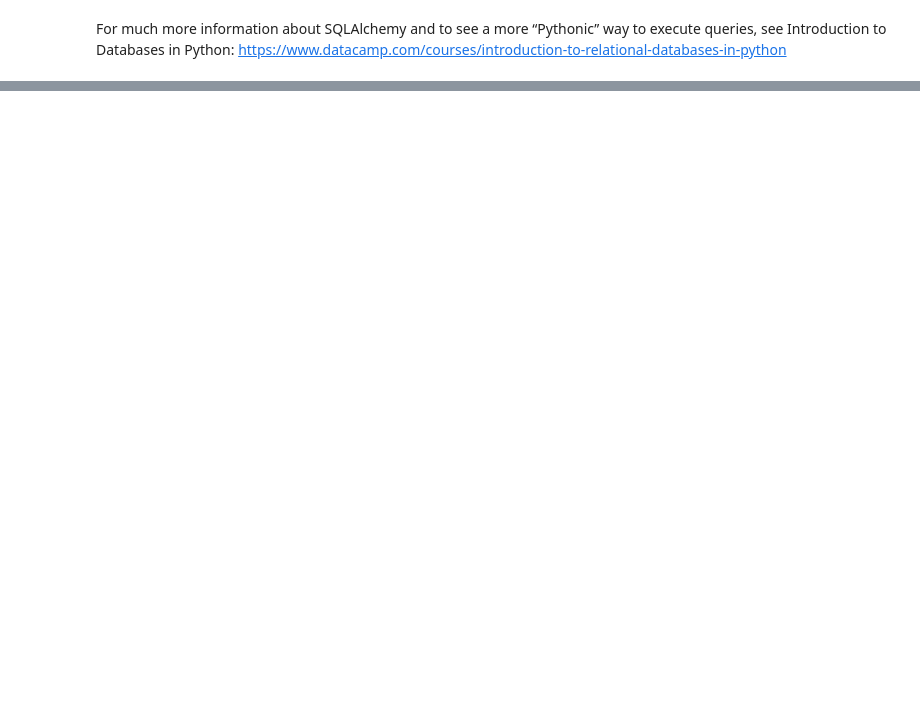
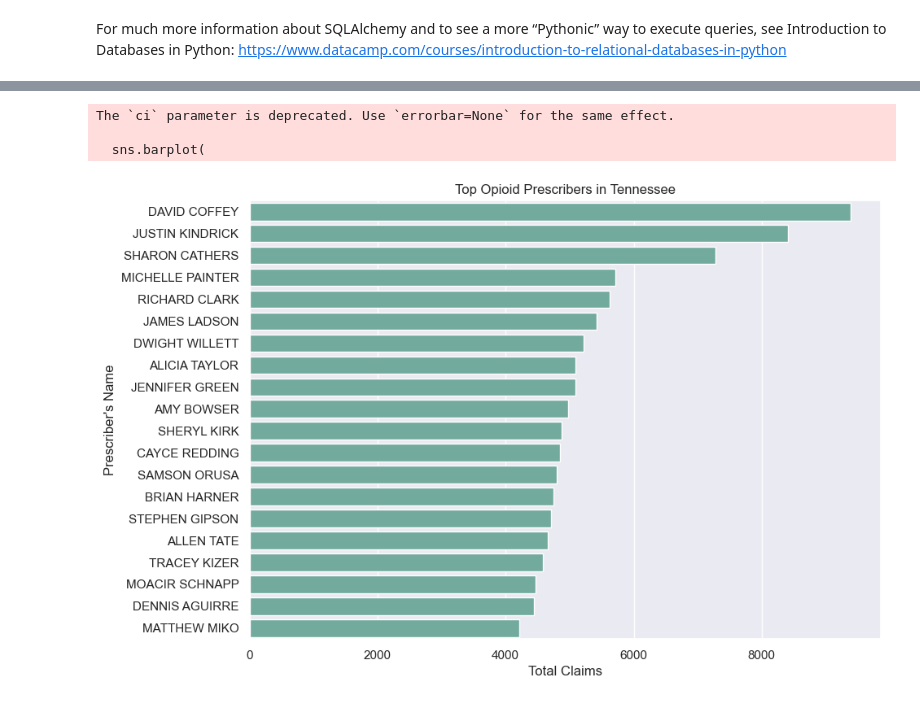
Before and after one commit to NSS-Data-Analytics-Cohort-12/prescribers-python-da12-v2-git-pushers, a Jupyter notebook: notebooks/prescribers.ipynb, the cells around one changed output, grey strips where cells are left out. Drawn from its saved outputs; the diff is of its cells as text; code cells hidden in the pictures; blank space fills up the shorter version.

```diff
--- a/notebooks/prescribers.ipynb
+++ b/notebooks/prescribers.ipynb
@@ -90,0 +108,25 @@ For much more information about SQLAlchemy and to see a more “Pythonic” way
+# %%
+# set plot style: grey grid in the background:
+sns.set_theme(style="darkgrid", color_codes = True)
+
+# Set the figure size
+plt.figure(figsize=(10, 7))
+
+# plot a bar chart
+sns.barplot(
+    x="total_claims",
+    y="full_name",
+    data=top_prescribers,
+    estimator=sum,
+    ci=None,
+    color='#69b3a2');
+
+plt.xlabel('Total Claims') # x-axis name
+plt.ylabel('''Prescriber's Name''') # y-axis name
+plt.title('Top Opioid Prescribers in Tennessee') # Add a title
+plt.show() # Display the graph
+# %% [output]
+The `ci` parameter is deprecated. Use `errorbar=None` for the same effect.
+
+  sns.barplot(
+[figure, added]
```
Also changed, not shown: parts of 10 cells of this notebook.
